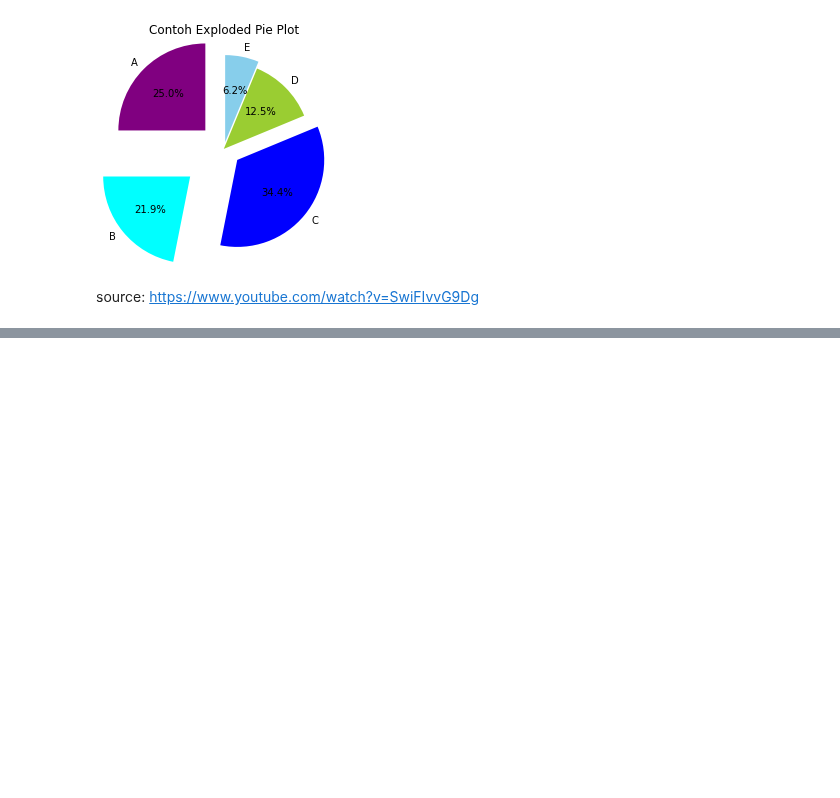
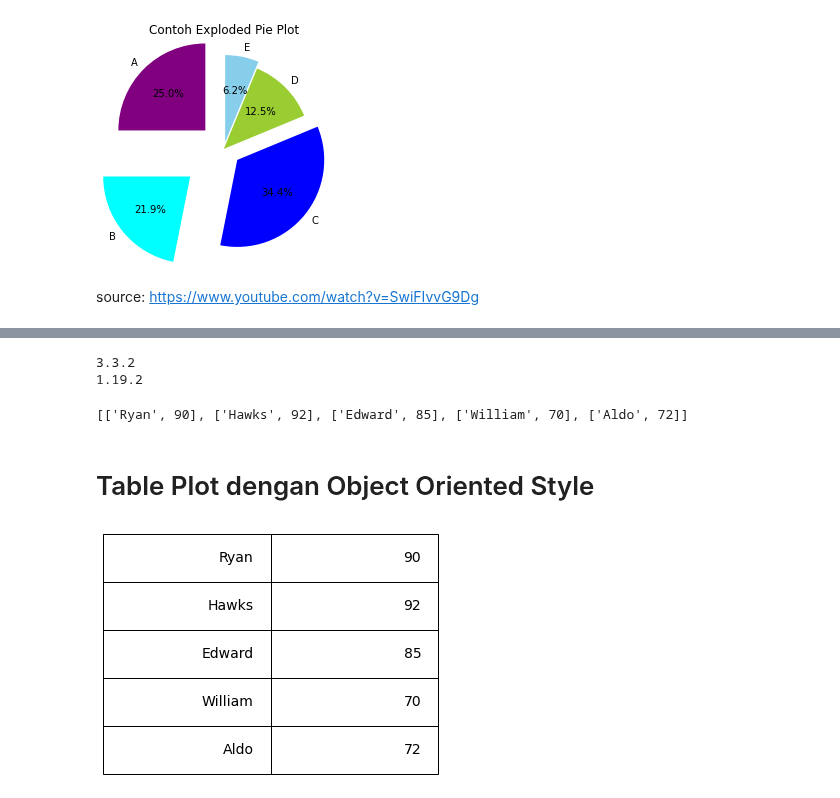
Before and after one commit to MarkvinsonAvatara/Matplotlib_learn, a Jupyter notebook: MatplotlibLearnWeek4.ipynb, the cells around one changed output, grey strips where cells are left out. Saved outputs shown, nothing was run; the diff lists cells and outputs as text; code cells hidden in the pictures; blank space fills up the shorter version.

```diff
--- a/MatplotlibLearnWeek4.ipynb
+++ b/MatplotlibLearnWeek4.ipynb
@@ -232,0 +260,40 @@ source: https://www.youtube.com/watch?v=SwiFIvvG9Dg
+# %%
+#check version
+print(matplotlib.__version__)
+print(np.__version__)
+# %% [output]
+3.3.2
+1.19.2
+# %%
+#Data Prep
+data_uas=[
+    ['Ryan', 90],
+    ['Hawks', 92],
+    ['Edward', 85],
+    ['William',70],
+    ['Aldo',72]
+]
+# %%
+data_uas
+# %% [output]
+[['Ryan', 90], ['Hawks', 92], ['Edward', 85], ['William', 70], ['Aldo', 72]]
+# %% [markdown]
+# Table Plot dengan Object Oriented Style
+# %%
+fig, ax=plt.subplots()
+
+table=plt.table(cellText=data_uas,
+               loc='center')
+
+table.set_fontsize(14)
+table.scale(1, 4)
+
+#scale()digunkanakn untuk mangtur ukuran kolom, baris
+
+
+ax.axis(False)
+#ax.axis(False) digunakan supaya axisnya tidak muncul pada output
+
+plt.show()
+# %% [output]
+[figure, added]
```
Also changed, not shown: parts of 11 cells of this notebook.
